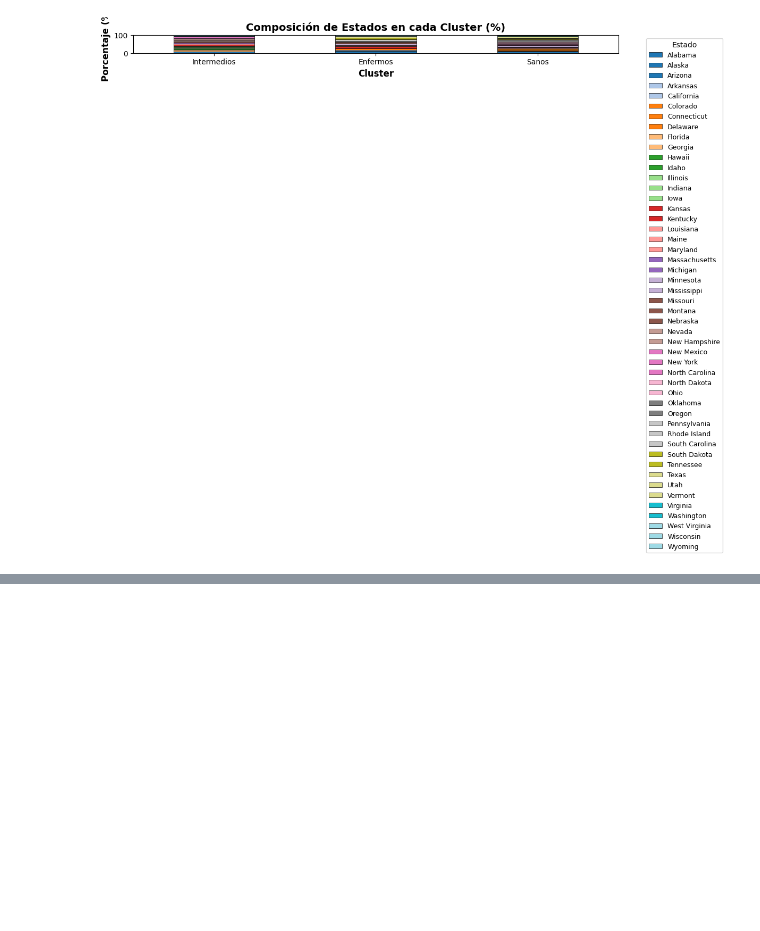
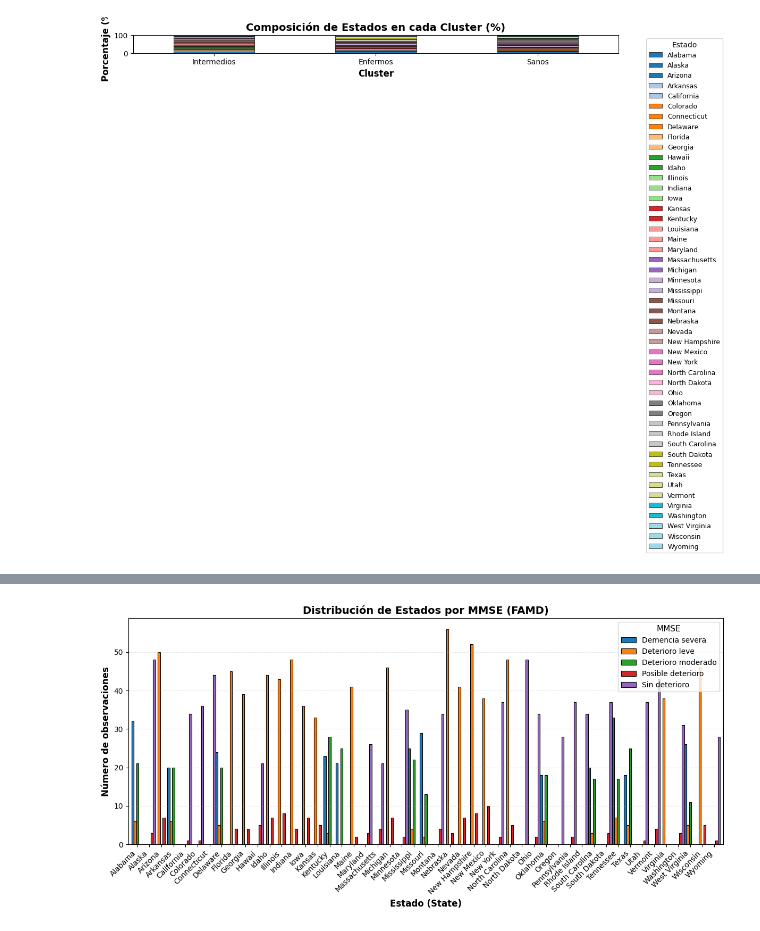
Before and after one commit to Bioestadistica-2025-2/Proyecto-Final, a Jupyter notebook: final_code.ipynb, the cells around one changed output, grey strips where cells are left out. Drawn from its saved outputs; the diff is of its cells as text; code cells hidden in the pictures; blank space fills up the shorter version.

```diff
--- a/final_code.ipynb
+++ b/final_code.ipynb
@@ -977,3 +981,85 @@ West Virginia          0.23      7.14   0.00
 Wisconsin              5.96      0.00   0.00
 Wyoming                0.00      0.00   3.95
 [figure]
+# %%
+# ========== GRÁFICO DE BARRAS: ESTADOS POR CLUSTER ==========
+
+# Nombres personalizables para cada cluster
+cluster_names = {
+    0: "Intermedios",  # <- Modifica aquí el nombre del cluster 0
+    1: "Enfermos",  # <- Modifica aquí el nombre del cluster 1
+    2: "Sanos"   # <- Modifica aquí el nombre del cluster 2
+}
+
+# Crear tabla de contingencia: Estados (filas) x Clusters (columnas)
+contingency = pd.crosstab(df_famd_clusters["State"], df_famd_clusters["MMSE"])
+print("Tabla de contingencia (Estados x MMSE):")
+print(contingency)
+print("\n")
+
+# Renombrar columnas con nombres personalizados
+contingency.columns = [cluster_names.get(i, f"{i}") for i in contingency.columns]
+
+# Configurar la figura
+fig, ax = plt.subplots(figsize=(12, 6))
+
+# Crear gráfico de barras agrupadas
+# 5 colores para las 5 categorías de MMSE
+colores_mmse = ['#1f77b4', '#ff7f0e', '#2ca02c', '#d62728', '#9467bd']  # azul, naranja, verde, rojo, morado
+contingency.plot(
+    kind='bar',
+    ax=ax,
+    width=1,
+    color=colores_mmse,
+    edgecolor='black',
+    linewidth=0.8
+)
+
+# Personalizar el gráfico
+ax.set_xlabel("Estado (State)", fontsize=12, fontweight='bold')
+ax.set_ylabel("Número de observaciones", fontsize=12, fontweight='bold')
+ax.set_title("Distribución de Estados por MMSE (FAMD)", fontsize=14, fontweight='bold')
+ax.legend(title='MMSE', title_fontsize=11, fontsize=10, loc='upper right')
+ax.grid(axis='y', alpha=0.3, linestyle='--')
+
+# Rotar etiquetas del eje x
+plt.xticks(rotation=45, ha='right')
+
+# Ajustar diseño
+plt.tight_layout()
+plt.show()
+
+# ---------- Tabla resumen con porcentajes ----------
+print("\nDistribución porcentual por Estado (% dentro de cada MMSE):")
+contingency_pct = pd.crosstab(
+    df_famd_clusters["State"],
+    df_famd_clusters["MMSE"],
+    normalize='columns'
+) * 100
+
+contingency_pct.columns = [cluster_names.get(i, f"{i}") for i in contingency_pct.columns]
+print(contingency_pct.round(2))
+
+# ---------- Gráfico adicional: Barras apiladas 100% ----------
+fig2, ax2 = plt.subplots(figsize=(12, 6))
+
+contingency_pct.T.plot(
+    kind='bar',
+    stacked=True,
+    ax=ax2,
+    colormap='tab20',
+    edgecolor='black',
+    linewidth=0.5
+)
+
+ax2.set_xlabel("MMSE", fontsize=12, fontweight='bold')
+ax2.set_ylabel("Porcentaje (%)", fontsize=12, fontweight='bold')
+ax2.set_title("Composición de Estados en cada MMSE (%)", fontsize=14, fontweight='bold')
+ax2.legend(title='Estado', bbox_to_anchor=(1.05, 1), loc='upper left', fontsize=9)
+ax2.set_ylim([0, 100])
+ax2.grid(axis='y', alpha=0.3, linestyle='--')
+
+plt.xticks(rotation=0)
+plt.tight_layout()
+plt.show()
+# %% [output]
@@ -979,0 +1083 @@ Wyoming                0.00      0.00   3.95
+[figure, added]
```
Also changed, not shown: parts of 2 cells of this notebook.
